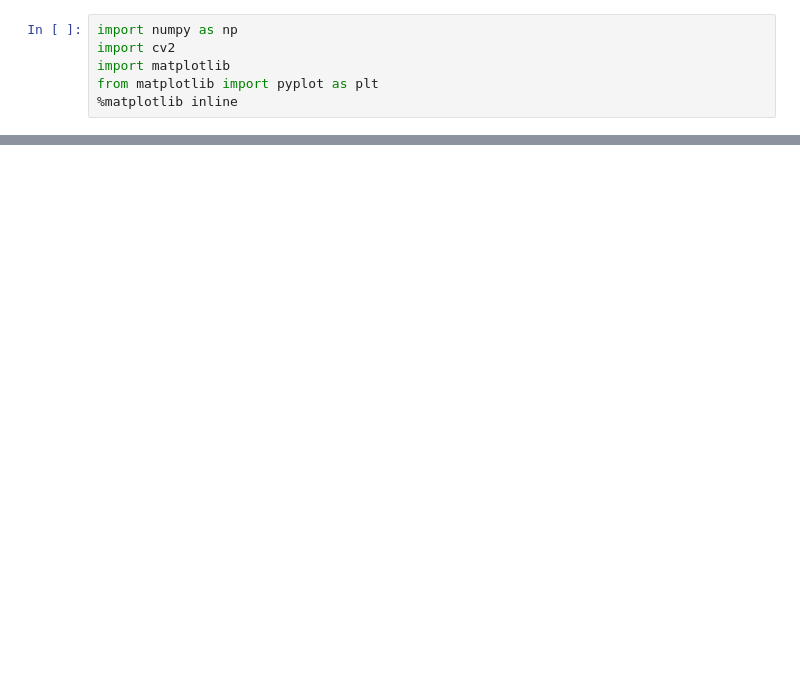
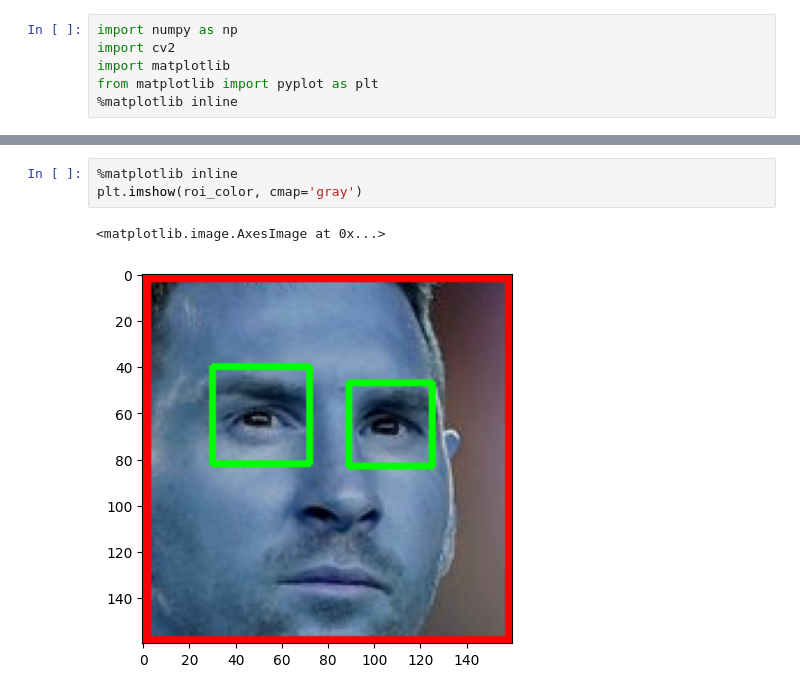
Before and after one commit to nafiur63/soccer-player-image-classification, a Jupyter notebook: model/data_cleaning.ipynb, the cells around one changed output, grey strips where cells are left out. Saved outputs shown, nothing was run; the diff lists cells and outputs as text; blank space fills up the shorter version.

```diff
--- a/model/data_cleaning.ipynb
+++ b/model/data_cleaning.ipynb
@@ -75,0 +92,6 @@ plt.imshow(face_img)
+# %%
+%matplotlib inline
+plt.imshow(roi_color, cmap='gray')
+# %% [output]
+<matplotlib.image.AxesImage at 0x...>
+[figure, added]
```
Also changed, not shown: parts of 16 cells of this notebook, 7 other files.
